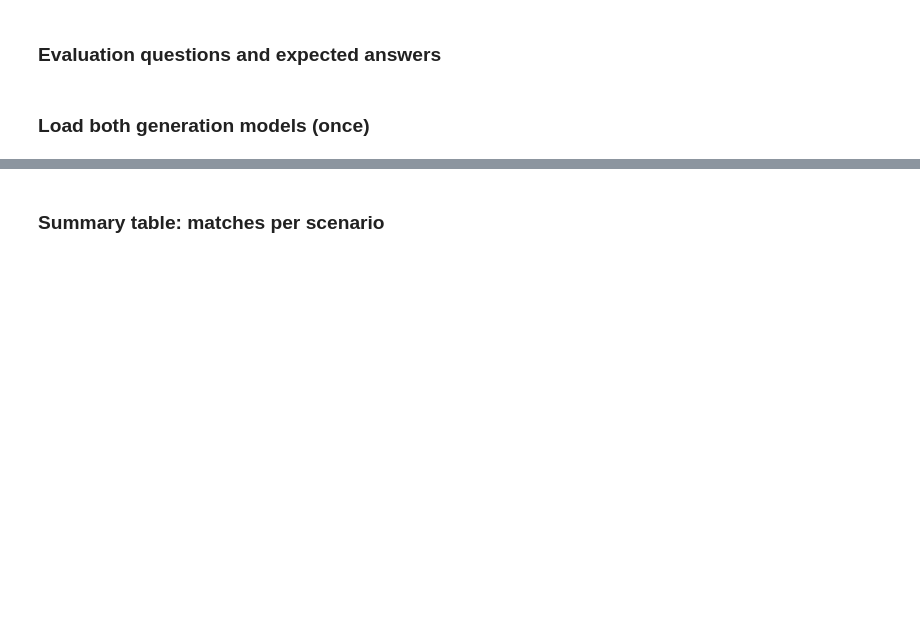
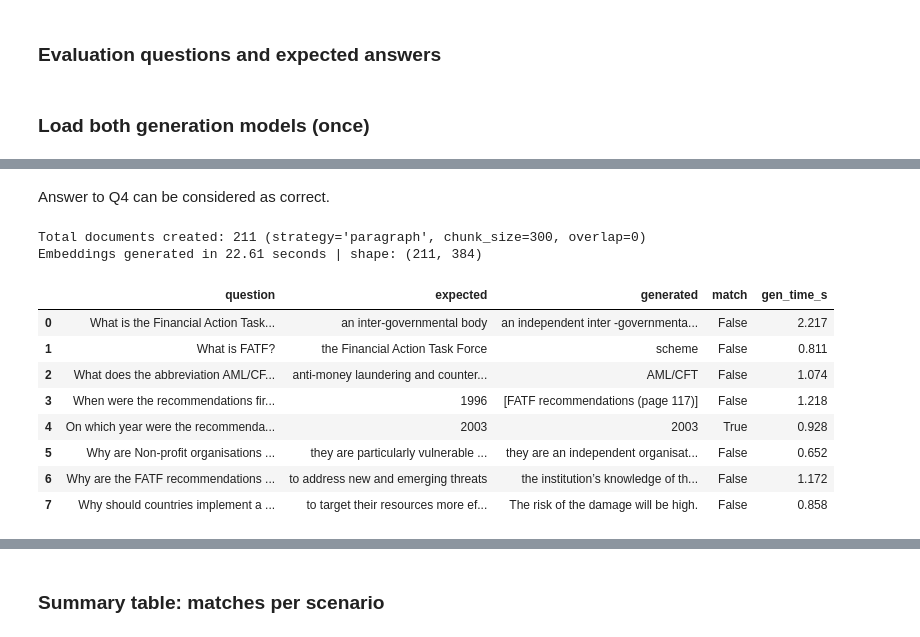
Before and after one commit to rix031110/LLM_implementation, a Jupyter notebook: RAG_reorganized.ipynb, the cells around one changed output, grey strips where cells are left out. Cells and saved outputs as stored; diff of their text form; code cells hidden in the pictures; blank space fills up the shorter version.

Commit message:
Add set seed on generate_answer, also manually validate result from the 6 scenarios. Still need to try on esp and it documents.

```diff
--- a/RAG_reorganized.ipynb
+++ b/RAG_reorganized.ipynb
@@ -271,7 +284,7 @@ _kb_demo = build_knowledge_base(full_text, strategy="paragraph", chunk_size=300,
 _df_demo, _emb_demo = embed_documents(_kb_demo, embedding_model)
 _index_demo = build_faiss_index(_emb_demo)
 
-_demo_query = "What is FATF?"
+_demo_query = "when were the FATF Recommendations first revised?"
 print(f"\nQuery: '{_demo_query}'\n")
 for i, doc in enumerate(retrieve_documents(_demo_query, _index_demo, _df_demo, embedding_model, k=3), 1):
     print(f"{i}. {doc['title']} (score: {doc['retrieval_score']:.3f})")
@@ -346,9 +381,10 @@ def load_generator(model_type: str):
     return tokenizer, model
 # %%
 def generate_answer(prompt: str, tokenizer, model, model_type: str,
-                    max_new_tokens: int = 200) -> str:
+                    max_new_tokens: int = 200, seed: int = 42) -> str:
     """
     Generate an answer from an augmented prompt.
+    A fixed seed makes each call reproducible regardless of call order.
 
     Handles both model families:
       - GPT-2 (causal): output contains the prompt, so we strip it and we must
@@ -364,6 +400,8 @@ def generate_answer(prompt: str, tokenizer, model, model_type: str,
     Returns:
         Generated answer string
     """
+    set_seed(seed)  # reset RNG state before sampling for reproducibility
+
     if model_type == "gpt2":
         # Leave room for the generated tokens inside GPT-2's 1024-token window
         max_input_tokens = 1024 - max_new_tokens
@@ -570,8 +670,22 @@ df_s4
+# %% [markdown]
+Answer to Q4 can be considered as correct.
 # %%
-# Scenario 5: paragraph (300w, overlap=50), Flan-T5
+# Scenario 5: paragraph (300w, no overlap), Flan-T5
 df_s5 = run_scenario(full_text, strategy="paragraph", model_type="flan-t5",
                      questions=questions, expected_answers=expected_answers,
                      embedding_model=embedding_model,
                      tokenizer=t5_tokenizer, model=t5_model,
-                     chunk_size=300, overlap=50)
+                     chunk_size=300, overlap=0)
 df_s5
+# %% [output]
+Total documents created: 211 (strategy='paragraph', chunk_size=300, overlap=0)
+Embeddings generated in 22.61 seconds | shape: (211, 384)
+|  | question | expected | generated | match | gen_time_s |
+| 0 | What is the Financial Action Task... | an inter-governmental body | an independent inter -governmenta... | False | 2.217 |
+| 1 | What is FATF? | the Financial Action Task Force | scheme | False | 0.811 |
+| 2 | What does the abbreviation AML/CF... | anti-money laundering and counter... | AML/CFT | False | 1.074 |
+| 3 | When were the recommendations fir... | 1996 | [FATF recommendations (page 117)] | False | 1.218 |
+| 4 | On which year were the recommenda... | 2003 | 2003 | True | 0.928 |
+| 5 | Why are Non-profit organisations ... | they are particularly vulnerable ... | they are an independent organisat... | False | 0.652 |
+| 6 | Why are the FATF recommendations ... | to address new and emerging threats | the institution’s knowledge of th... | False | 1.172 |
+| 7 | Why should countries implement a ... | to target their resources more ef... | The risk of the damage will be high. | False | 0.858 |
```
Also changed, not shown: parts of 23 cells of this notebook.
